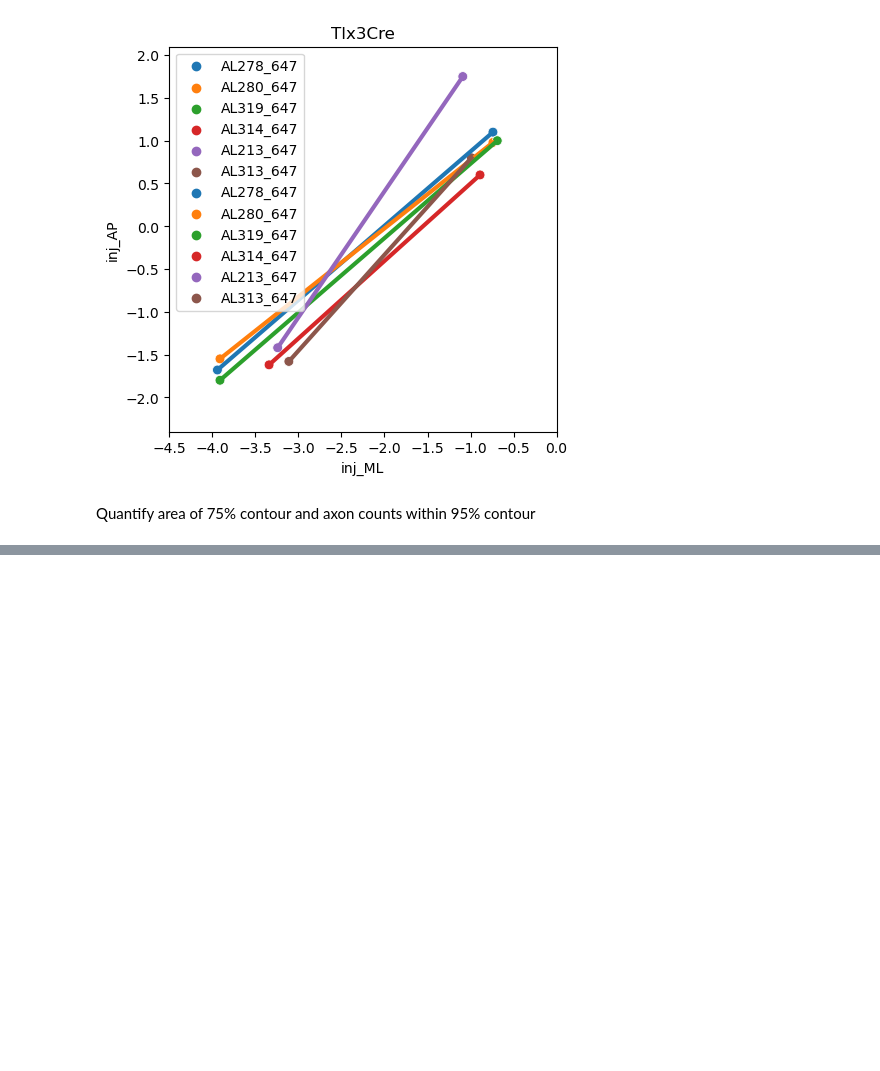
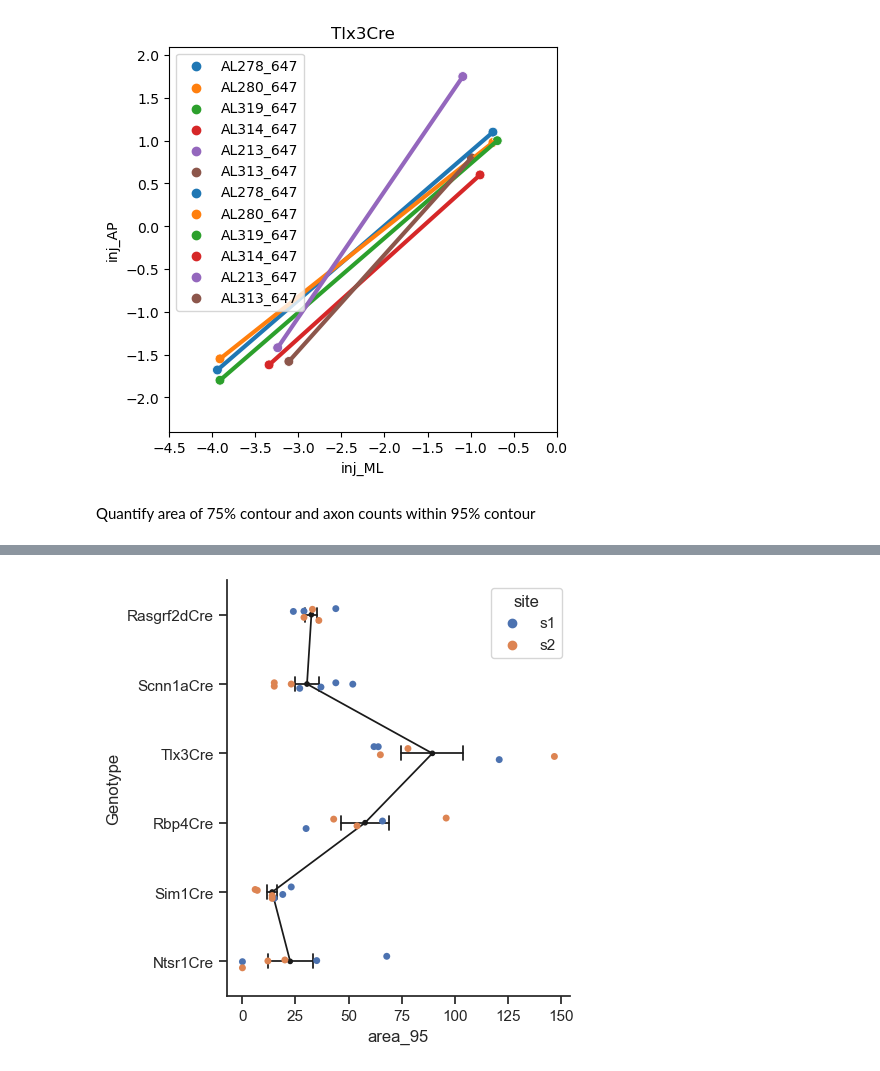
Before and after one commit to YANQI-LIU/Liu2024, a Jupyter notebook: Figures5-7.ipynb, the cells around one changed output, grey strips where cells are left out. Saved outputs shown, nothing was run; the diff lists cells and outputs as text; code cells hidden in the pictures; blank space fills up the shorter version.

```diff
--- a/Figures5-7.ipynb
+++ b/Figures5-7.ipynb
@@ -1055,15 +1059,17 @@ plt.savefig(outdir+"axons_95.svg")
 # %%
 sns.set(style="ticks", rc={"lines.linewidth": 0.7})
 
 sns.catplot(
-    data=test_df, x="area_95", y="Genotype", errorbar="se",
+    data=MO_data, x="area_95", y="Genotype", errorbar="se",
     capsize=.2, kind='point', color= 'k', order=order)
 
 
-sns.stripplot(data=test_df, x="area_95", y="Genotype", hue="site", order=order)
+sns.stripplot(data=MO_data, x="area_95", y="Genotype", hue="site", order=order)
 plt.rcParams['svg.fonttype'] = 'none'
 # so text stay as text not paths!
 plt.savefig(outdir+"area_95.svg")
+# %% [output]
+[figure, added]
 # %%
 sns.set(style="ticks", rc={"lines.linewidth": 0.7})
 
```
Also changed, not shown: parts of 7 cells of this notebook, 1 other file.
